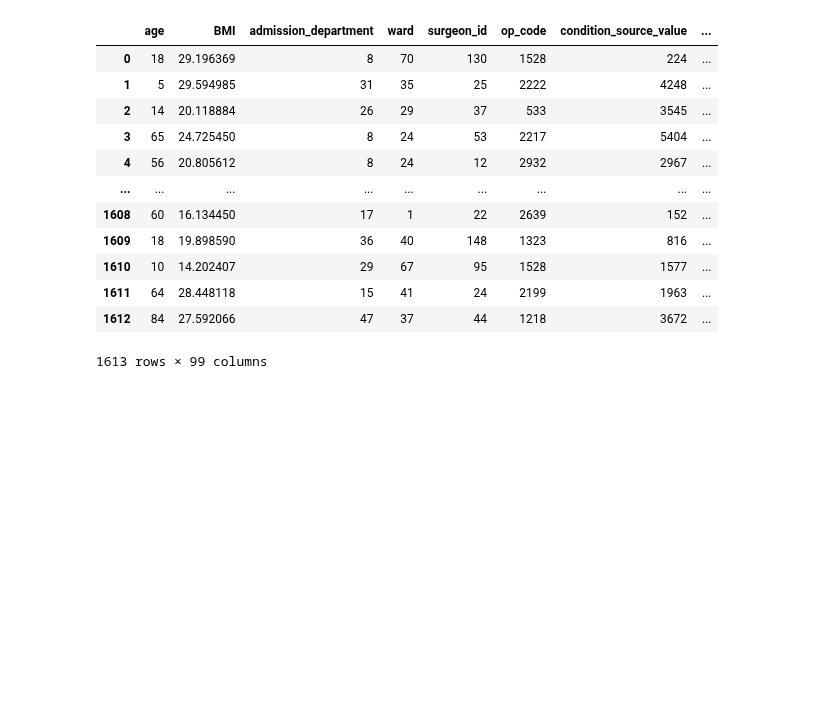
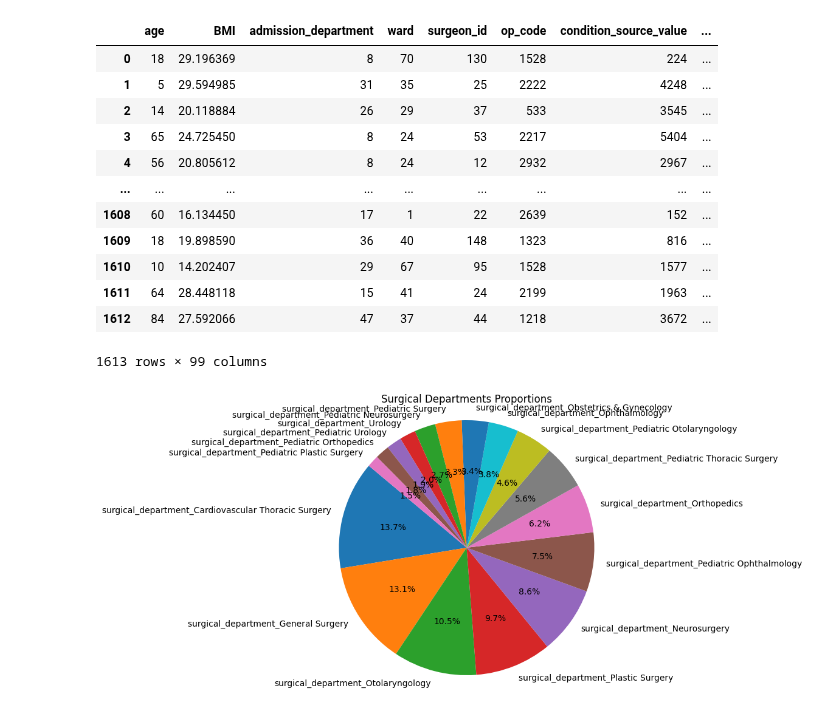
Before and after one commit to devguno/Surgical-Duration-Prediction, a Jupyter notebook: toperror.ipynb, the cells around one changed output. Cells and saved outputs as stored; diff of their text form; code cells hidden in the pictures; blank space fills up the shorter version.

```diff
--- a/toperror.ipynb
+++ b/toperror.ipynb
@@ -8,8 +8,8 @@ current_path = os.getcwd()  # 현재 작업 디렉토리를 가져옵니다.
 # CSV 파일 경로
 file_path = os.path.join(current_path, 'top_error_data.csv')  # User uploaded fioytle to this path
 
-df = pd.read_csv(file_path)
-df
+data = pd.read_csv(file_path)
+data
 # %% [output]
 |  | age | BMI | admission_department | ward | surgeon_id | op_code | condition_source_value | ... |
 | 0 | 18 | 29.196369 | 8 | 70 | 130 | 1528 | 224 | ... |
@@ -24,3 +24,21 @@ df
 | 1611 | 64 | 28.448118 | 15 | 41 | 24 | 2199 | 1963 | ... |
 | 1612 | 84 | 27.592066 | 47 | 37 | 44 | 1218 | 3672 | ... |
 1613 rows × 99 columns
+# %%
+import matplotlib.pyplot as plt
+
+# Filtering out columns related to surgical departments
+surgical_departments = data.filter(like='surgical_department').columns
+
+# Counting the number of True values for each surgical department
+department_counts = data[surgical_departments].sum().sort_values(ascending=False)
+
+# Creating a pie chart for the surgical departments
+plt.figure(figsize=(10, 6))
+plt.pie(department_counts, labels=department_counts.index, autopct='%1.1f%%', startangle=140)
+plt.title('Surgical Departments Proportions')
+plt.axis('equal')  # Equal aspect ratio ensures that pie is drawn as a circle.
+
+plt.show()
+# %% [output]
+[figure, added]
```
Also changed, not shown: parts of 1 cell of this notebook.
